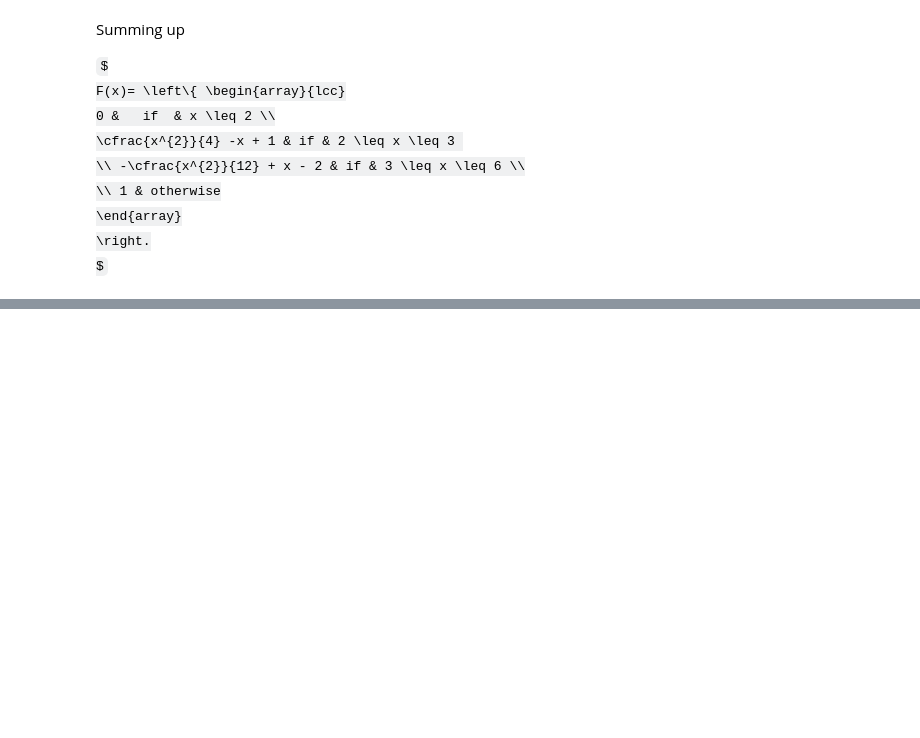
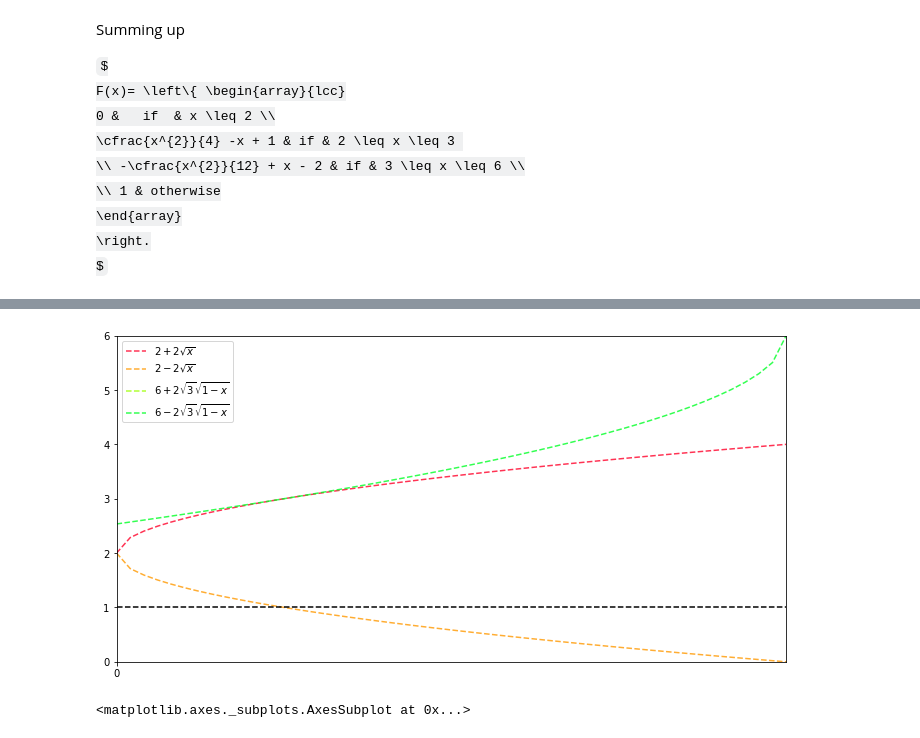
Before and after one commit to git-lu/models-and-simulations, a Jupyter notebook: exguide5.ipynb, the cells around one changed output, grey strips where cells are left out. Saved outputs shown, nothing was run; the diff lists cells and outputs as text; code cells hidden in the pictures; some formulas as TeX source; blank space fills up the shorter version.

```diff
--- a/exguide5.ipynb
+++ b/exguide5.ipynb
@@ -94,0 +144,18 @@ plot(ffunc,cFfunc,conds,x_lim,y_lim,legends)
+# %%
+from math import sqrt
+labels = [r'$2 + 2\sqrt{x}$',
+          r'$2 - 2\sqrt{x}$',
+          r'$6 + 2\sqrt{3}\sqrt{1-x}$',
+          r'$6 - 2\sqrt{3}\sqrt{1-x}$']
+
+funcs = [lambda x: 2+2*np.sqrt(x),
+         lambda x: 2-2*np.sqrt(x),
+         lambda x: 6+2*np.sqrt(3)*np.sqrt(1-x),
+         lambda x: 6-2*np.sqrt(3)*np.sqrt(1-x)
+        ]
+x_lim = (0,1)
+y_lim = (0,6)
+plot(funcs,x_lim,y_lim,labels,dist=False)
+# %% [output]
+[figure, added]
+<matplotlib.axes._subplots.AxesSubplot at 0x...>
```
Also changed, not shown: parts of 24 cells of this notebook, 3 other files.
